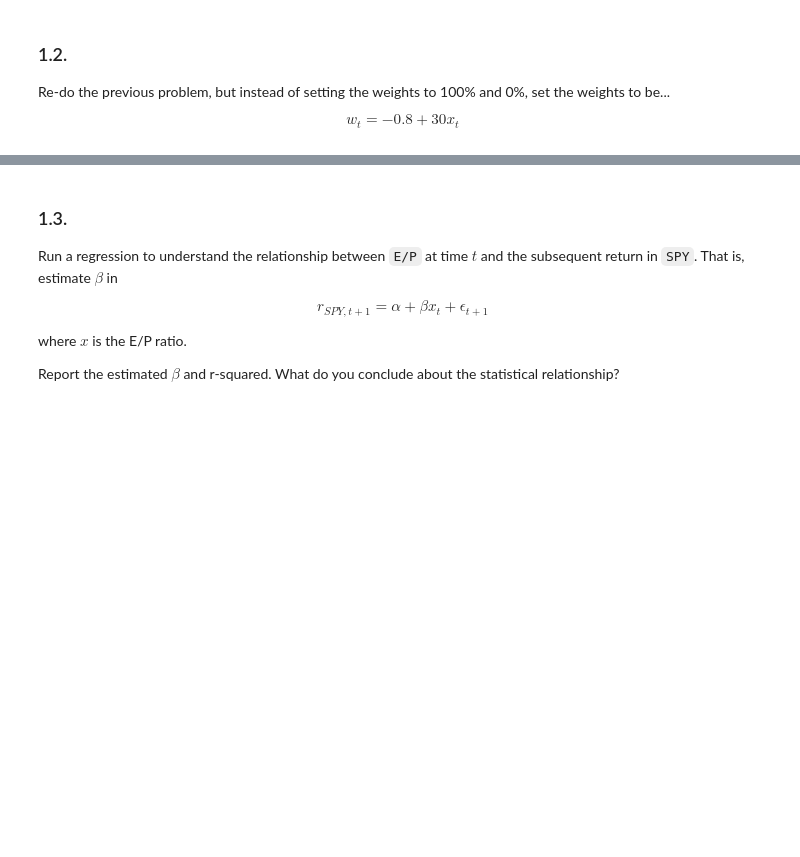
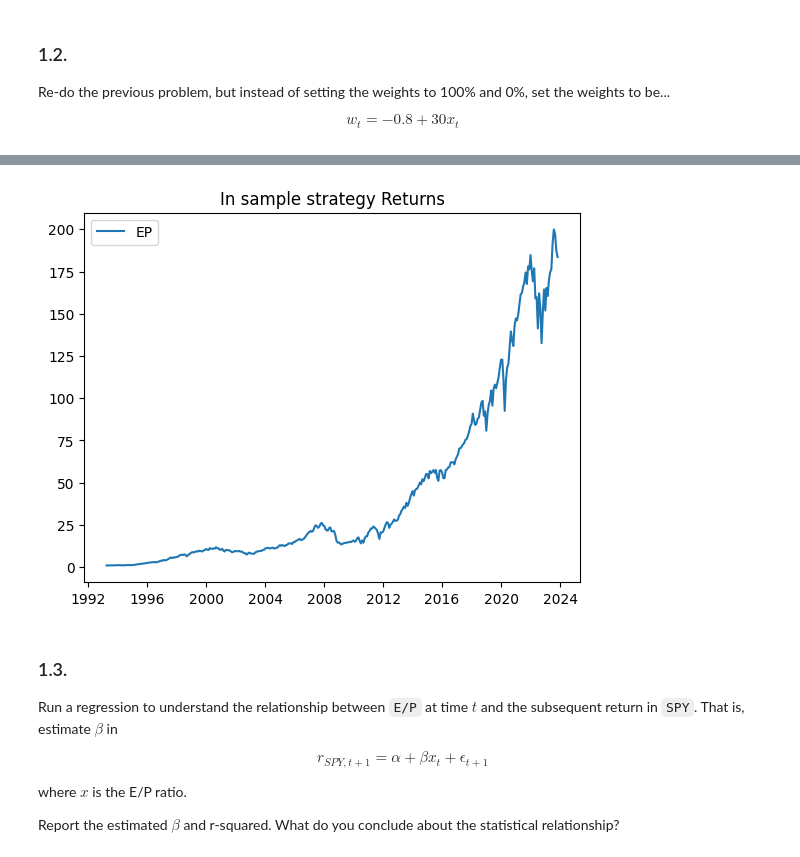
Before and after one commit to joshkorol/portfolio-mgmt, a Jupyter notebook: assignments/Korol_Assignment 6.ipynb, the cells around one changed output, grey strips where cells are left out. Saved outputs shown, nothing was run; the diff lists cells and outputs as text; code cells hidden in the pictures; blank space fills up the shorter version.

```diff
--- a/assignments/Korol_Assignment 6.ipynb
+++ b/assignments/Korol_Assignment 6.ipynb
@@ -35,0 +157,7 @@ $$w_t = -0.8 + 30x_t$$
+# %%
+new_strat_ret = spy.copy().rename(columns={'SPY':'Strategy Return'})
+long_spy_sig_lag = sigs_lag['EP'] > 4.5
+long_tbill_sig_lag = ~long_spy_sig_lag
+
+
+new_strat_ret = (-0.8 + 30 * sigs_lag[['EP']]) / 100 * spy.rename(columns={'SPY':'EP'}) + (-0.8 + 30 * sigs_lag[['EP']]) / 100 * tbill.rename(columns={'US3M':'EP'})
@@ -36,3 +181,12 @@ $$w_t = -0.8 + 30x_t$$
+# %%
+import matplotlib.pyplot as plt
+
+plt.plot((1 + new_strat_ret).cumprod())
+plt.legend(new_strat_ret.columns)
+plt.title('In sample strategy Returns')
+plt.show()
+# %% [output]
+[figure, added]
 # %% [markdown]
 ### 1.3.
 
```
Also changed, not shown: parts of 11 cells of this notebook, 1 other file.
